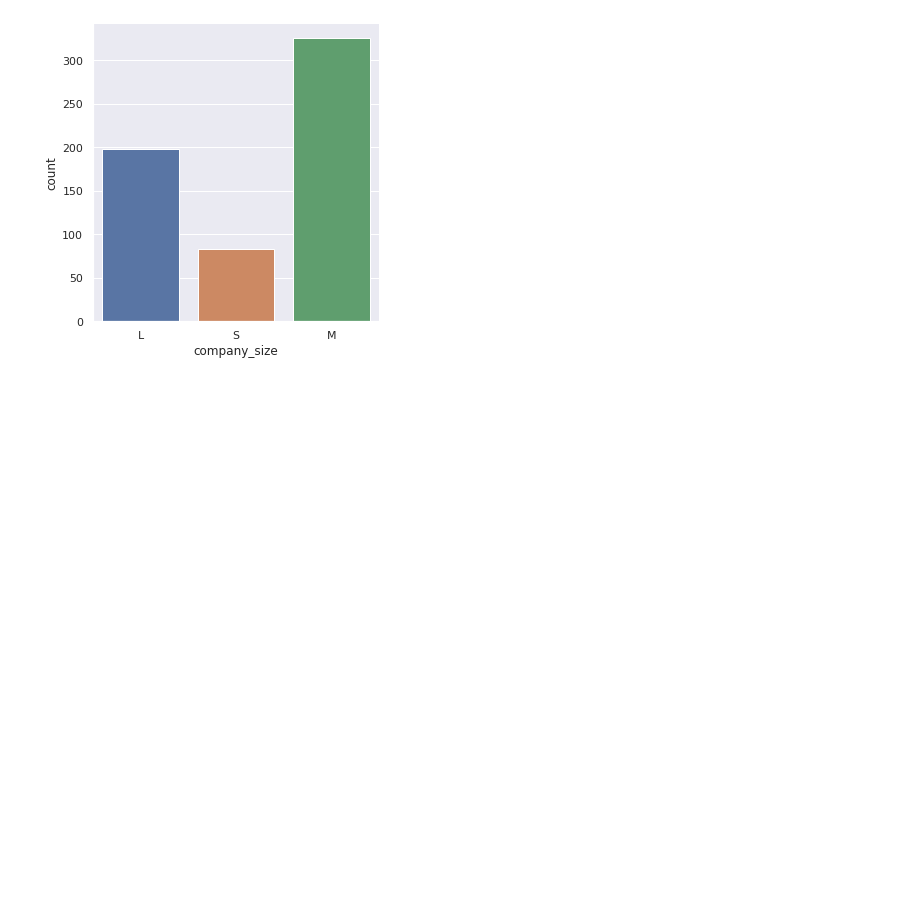
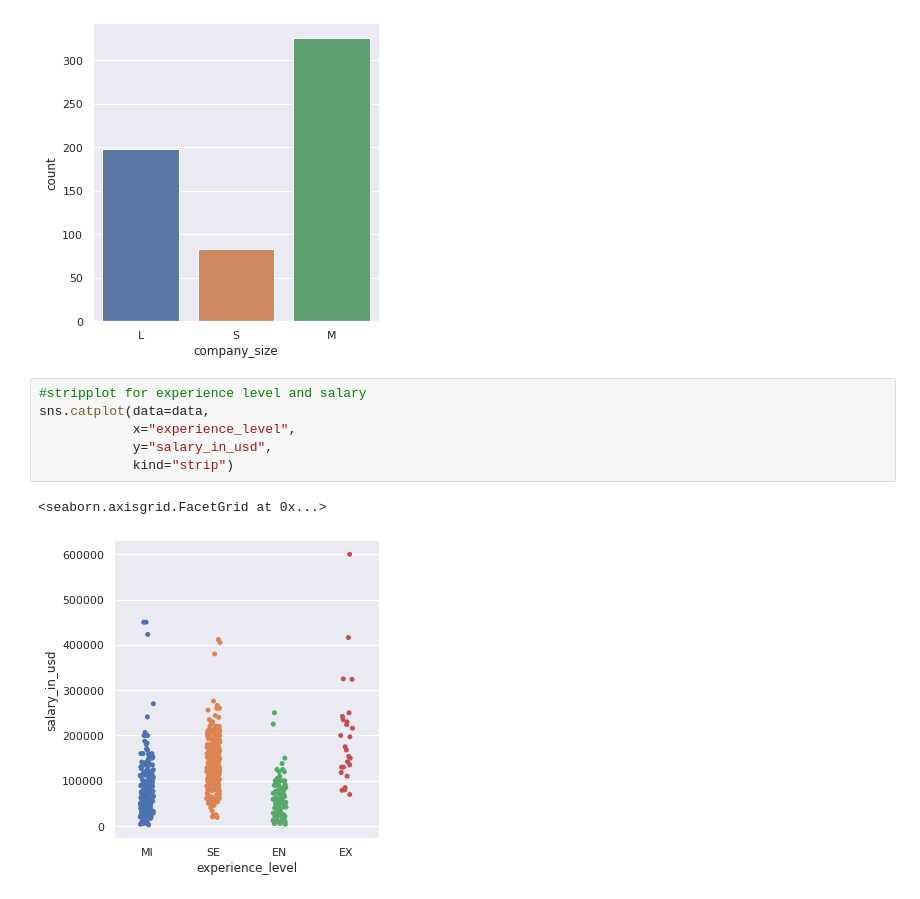
Before and after one commit to Ahsc19/Group_8, a Jupyter notebook: Hackaton_Aalborg_V2.ipynb, the cells around one changed output. Drawn from its saved outputs; the diff is of its cells as text; blank space fills up the shorter version.

```diff
--- a/Hackaton_Aalborg_V2.ipynb
+++ b/Hackaton_Aalborg_V2.ipynb
@@ -136,3 +136,12 @@ sns.catplot(data=data,
 # %% [output]
 <seaborn.axisgrid.FacetGrid at 0x...>
 [figure]
+# %%
+#stripplot for experience level and salary
+sns.catplot(data=data,
+            x="experience_level",
+            y="salary_in_usd",
+            kind="strip")
+# %% [output]
+<seaborn.axisgrid.FacetGrid at 0x...>
+[figure, added]
```
Also changed, not shown: parts of 5 cells of this notebook.
